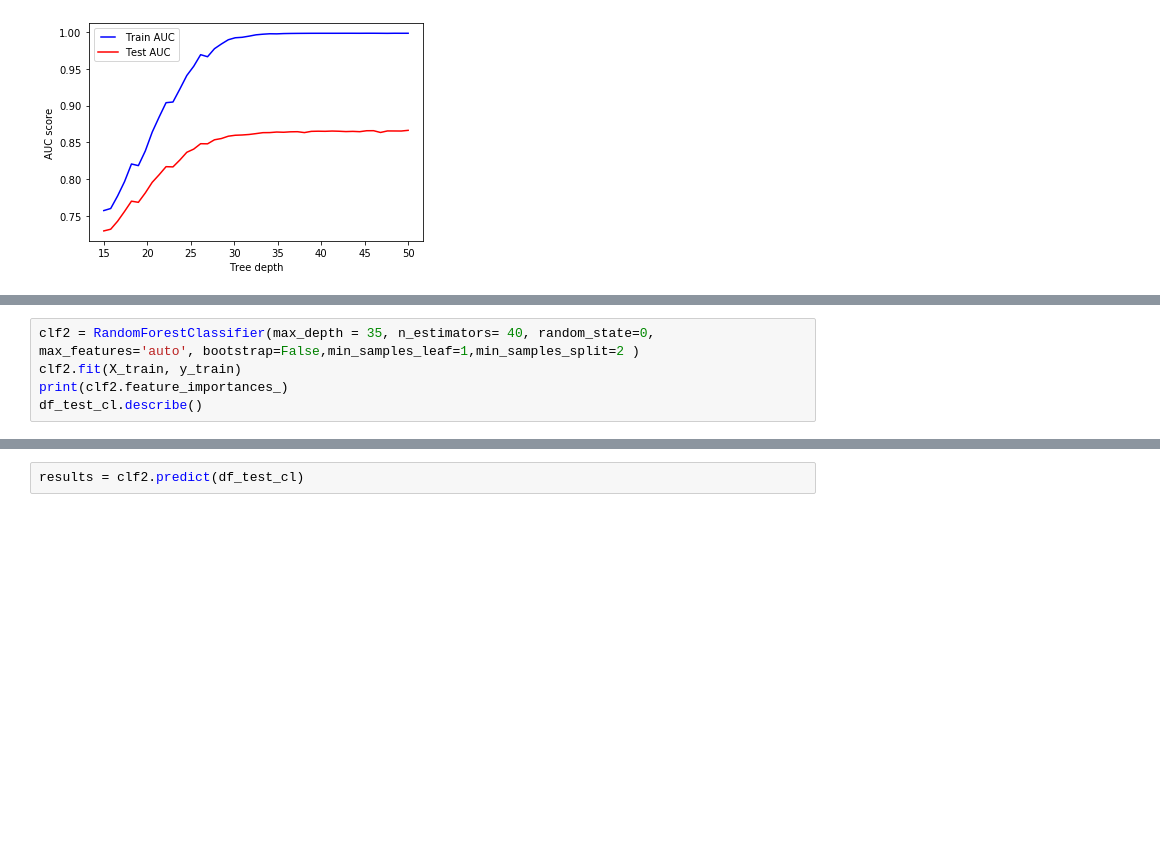
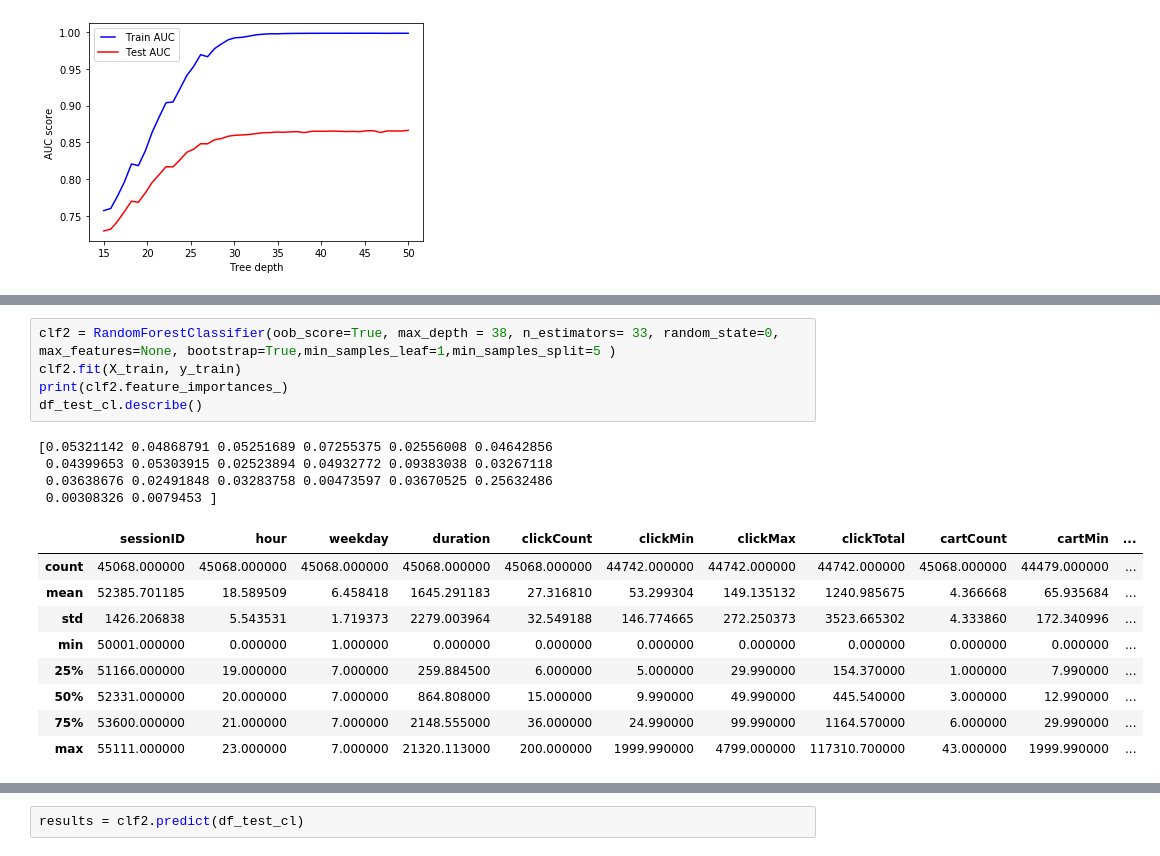
Before and after one commit to BrainMonkey/ml-contest1, a Jupyter notebook: python/jhiciano.ipynb, the cells around one changed output, grey strips where cells are left out. Drawn from its saved outputs; the diff is of its cells as text; blank space fills up the shorter version.

```diff
--- a/python/jhiciano.ipynb
+++ b/python/jhiciano.ipynb
@@ -374,8 +355,22 @@ rc_random.best_params_
  'bootstrap': False}
 # %%
-clf2 = RandomForestClassifier(max_depth = 35, n_estimators= 40, random_state=0, max_features='auto', bootstrap=False,min_samples_leaf=1,min_samples_split=2 )
+clf2 = RandomForestClassifier(oob_score=True, max_depth = 38, n_estimators= 33, random_state=0, max_features=None, bootstrap=True,min_samples_leaf=1,min_samples_split=5 )
 clf2.fit(X_train, y_train)
 print(clf2.feature_importances_)
 df_test_cl.describe()
+# %% [output]
+[0.05321142 0.04868791 0.05251689 0.07255375 0.02556008 0.04642856
+ 0.04399653 0.05303915 0.02523894 0.04932772 0.09383038 0.03267118
+ 0.03638676 0.02491848 0.03283758 0.00473597 0.03670525 0.25632486
+ 0.00308326 0.0079453 ]
+|  | sessionID | hour | weekday | duration | clickCount | clickMin | clickMax | clickTotal | cartCount | cartMin | ... |
+| count | 45068.000000 | 45068.000000 | 45068.000000 | 45068.000000 | 45068.000000 | 44742.000000 | 44742.000000 | 44742.000000 | 45068.000000 | 44479.000000 | ... |
+| mean | 52385.701185 | 18.589509 | 6.458418 | 1645.291183 | 27.316810 | 53.299304 | 149.135132 | 1240.985675 | 4.366668 | 65.935684 | ... |
+| std | 1426.206838 | 5.543531 | 1.719373 | 2279.003964 | 32.549188 | 146.774665 | 272.250373 | 3523.665302 | 4.333860 | 172.340996 | ... |
+| min | 50001.000000 | 0.000000 | 1.000000 | 0.000000 | 0.000000 | 0.000000 | 0.000000 | 0.000000 | 0.000000 | 0.000000 | ... |
+| 25% | 51166.000000 | 19.000000 | 7.000000 | 259.884500 | 6.000000 | 5.000000 | 29.990000 | 154.370000 | 1.000000 | 7.990000 | ... |
+| 50% | 52331.000000 | 20.000000 | 7.000000 | 864.808000 | 15.000000 | 9.990000 | 49.990000 | 445.540000 | 3.000000 | 12.990000 | ... |
+| 75% | 53600.000000 | 21.000000 | 7.000000 | 2148.555000 | 36.000000 | 24.990000 | 99.990000 | 1164.570000 | 6.000000 | 29.990000 | ... |
+| max | 55111.000000 | 23.000000 | 7.000000 | 21320.113000 | 200.000000 | 1999.990000 | 4799.000000 | 117310.700000 | 43.000000 | 1999.990000 | ... |
 # %%
 clf2.score(X_test, y_test)
```
Also changed, not shown: parts of 11 cells of this notebook, 1 other file.
